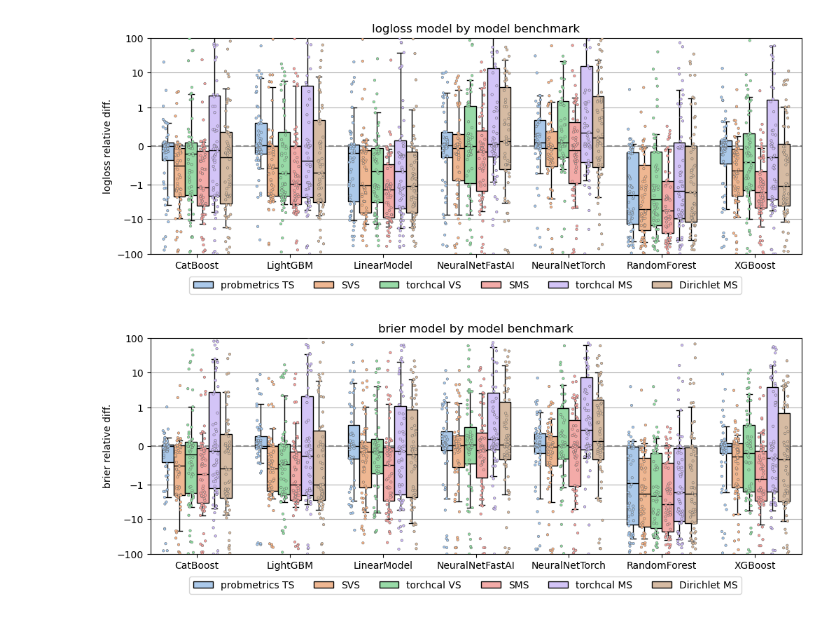
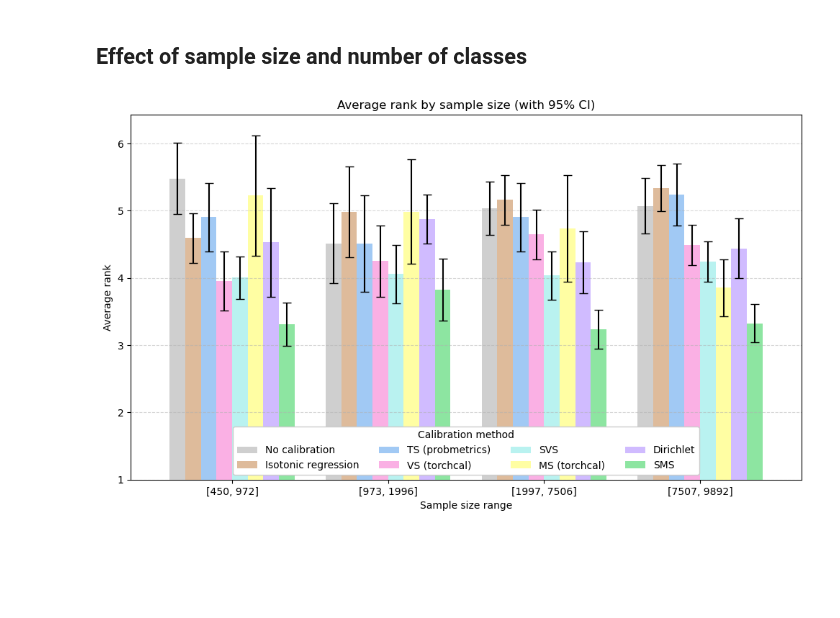
Before and after one commit to eugeneberta/LogisticCalibrationBenchmark, a Jupyter notebook: results_multiclass.ipynb, the cells around one changed output. Drawn from its saved outputs; the diff is of its cells as text; code cells hidden in the pictures; blank space fills up the shorter version.

```diff
--- a/results_multiclass.ipynb
+++ b/results_multiclass.ipynb
@@ -219,26 +363,45 @@ df = df.groupby(['dataset', 'model']).agg('mean').reset_index()
-# %%
-for metric in ['logloss', 'brier']:
-
-    table = pd.DataFrame(columns=['hue', 'label', 'value'])
-    for i in range(len(df)):
-        table.loc[len(table)] = ['prob', df.iloc[i].model, df.iloc[i][f'prob_ts_{metric}_rel']]
-        table.loc[len(table)] = ['svs', df.iloc[i].model, df.iloc[i][f'svs_{metric}_rel']]
-        table.loc[len(table)] = ['torch_vs', df.iloc[i].model, df.iloc[i][f'torch_vs_{metric}_rel']]
-        table.loc[len(table)] = ['sms', df.iloc[i].model, df.iloc[i][f'sms_{metric}_rel']]
-        # table.loc[len(table)] = ['torch_ts', df.iloc[i].model, df.iloc[i][f'torch_ts_{metric}_rel']]
-        table.loc[len(table)] = ['torch_ms', df.iloc[i].model, df.iloc[i][f'torch_ms_{metric}_rel']]
-        # table.loc[len(table)] = ['guo_ts', df.iloc[i].model, df.iloc[i][f'guo_ts_{metric}_rel']]
-        table.loc[len(table)] = ['dir_ms', df.iloc[i].model, df.iloc[i][f'dir_ms_{metric}_rel']]
-
-    fig, ax = plt.subplots(figsize=(12,4))
-    plot_barscatter_ax(ax, table, title=f'{metric} model by model benchmark', ylabel=f'{metric} relative diff.')
-    plt.ylim((-100.0, 100.0))
-
-    handles, labels = plt.gca().get_legend_handles_labels()
-    plt.figlegend(handles, ('probmetrics TS', 'SVS', 'torchcal VS', 'SMS', 'torchcal MS', 'Dirichlet MS'), loc='lower center', bbox_to_anchor=(0.5, -.05), ncol=6)
-
-    plt.savefig(f'figures/multiclass_model_benchmark_{metric}.pdf', bbox_inches='tight')
-    plt.show()
-# %% [output]
-[figure, removed]
-[figure, removed]
+# %% [markdown]
+## Effect of sample size and number of classes
+# %%
+df = results[results.cal_size < 10000].copy()
+
+df['No calibration'] = 0
+df['Isotonic regression'] = df['iso_brier'] - df['base_brier']
+df['TS (probmetrics)'] = df['prob_ts_brier'] - df['base_brier']
+df['VS (torchcal)'] = df['torch_vs_brier'] - df['base_brier']
+df['SVS'] = df['svs_brier'] - df['base_brier']
+df['MS (torchcal)'] = df['torch_ms_brier'] - df['base_brier']
+df['Dirichlet'] = df['dir_ms_brier'] - df['base_brier']
+df['SMS'] = df['sms_brier'] - df['base_brier']
+
+cols = ['No calibration', 'Isotonic regression', 'TS (probmetrics)', 'VS (torchcal)', 'SVS', 'MS (torchcal)', 'Dirichlet', 'SMS']
+ranks = df[cols].rank(axis=1, ascending=True)
+
+df = pd.concat([df[['dataset', 'cal_size']], ranks], axis=1)
+
+df = df.groupby('dataset').mean().reset_index()
+
+df['quantile_bin'] = pd.qcut(df['cal_size'], q=4)
+
+grouped = df.groupby('quantile_bin', observed=False)
+means = grouped[cols].mean()
+sems = grouped[cols].sem()
+conf_intervals = sems * 1.96
+
+ax = means.plot(kind='bar', yerr=conf_intervals, figsize=(10, 6), width=0.8, capsize=4, color=palette_pastel)
+labels = [f"[{int(i.left+1)}, {int(i.right)}]" for i in means.index]
+ax.set_xticklabels(labels, rotation=0)
+
+plt.title('Average rank by sample size (with 95% CI)')
+plt.ylabel('Average rank')
+plt.xlabel('Sample size range')
+plt.ylim(bottom=1)
+
+plt.grid(axis='y', linestyle='--', alpha=0.5)
+plt.legend(loc='lower center', title='Calibration method', ncols=4, framealpha=1.0)
+plt.tight_layout()
+
+plt.savefig(f'figures/multiclass_benchmark_sample_effect.pdf', bbox_inches='tight')
+plt.show()
+# %% [output]
+[figure, added]
```
Also changed, not shown: parts of 30 cells of this notebook, 37 other files.
